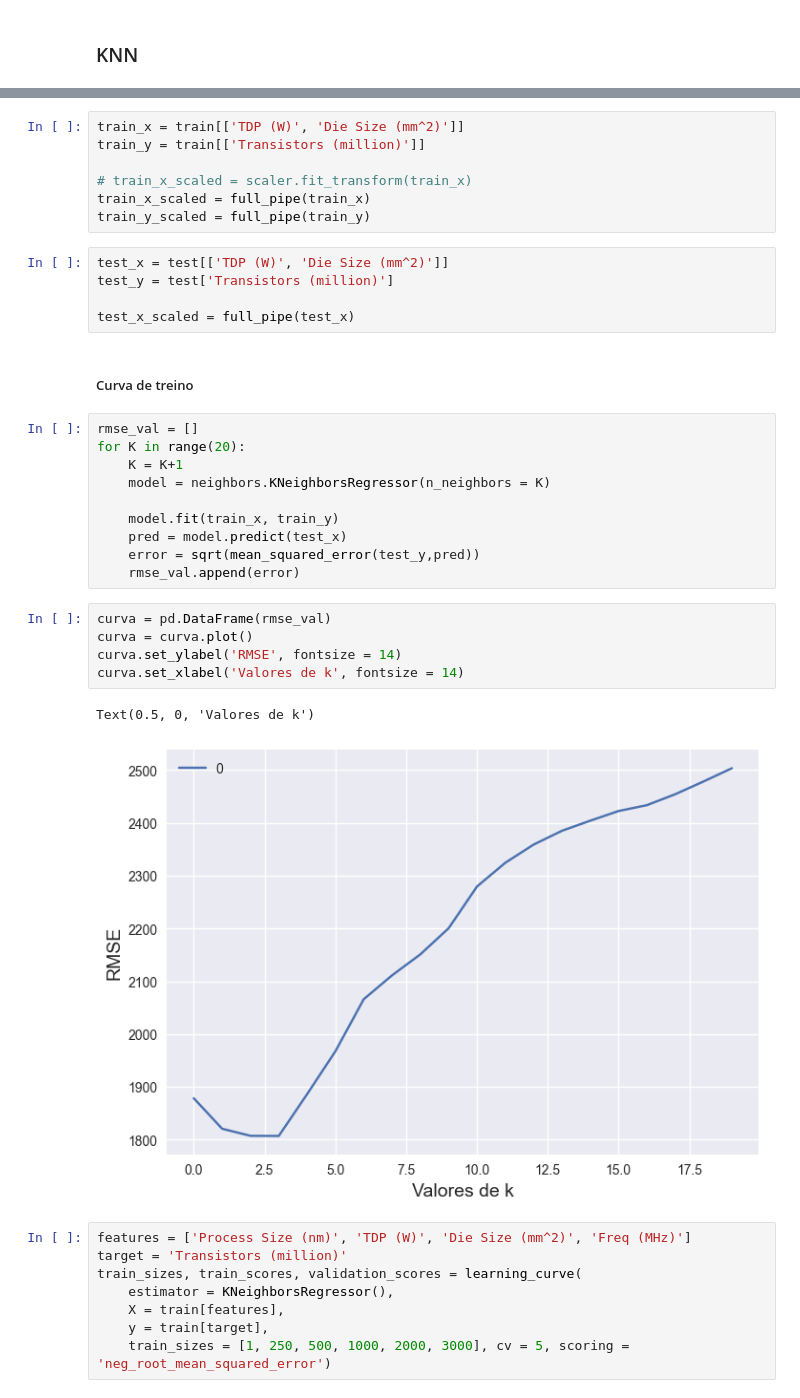
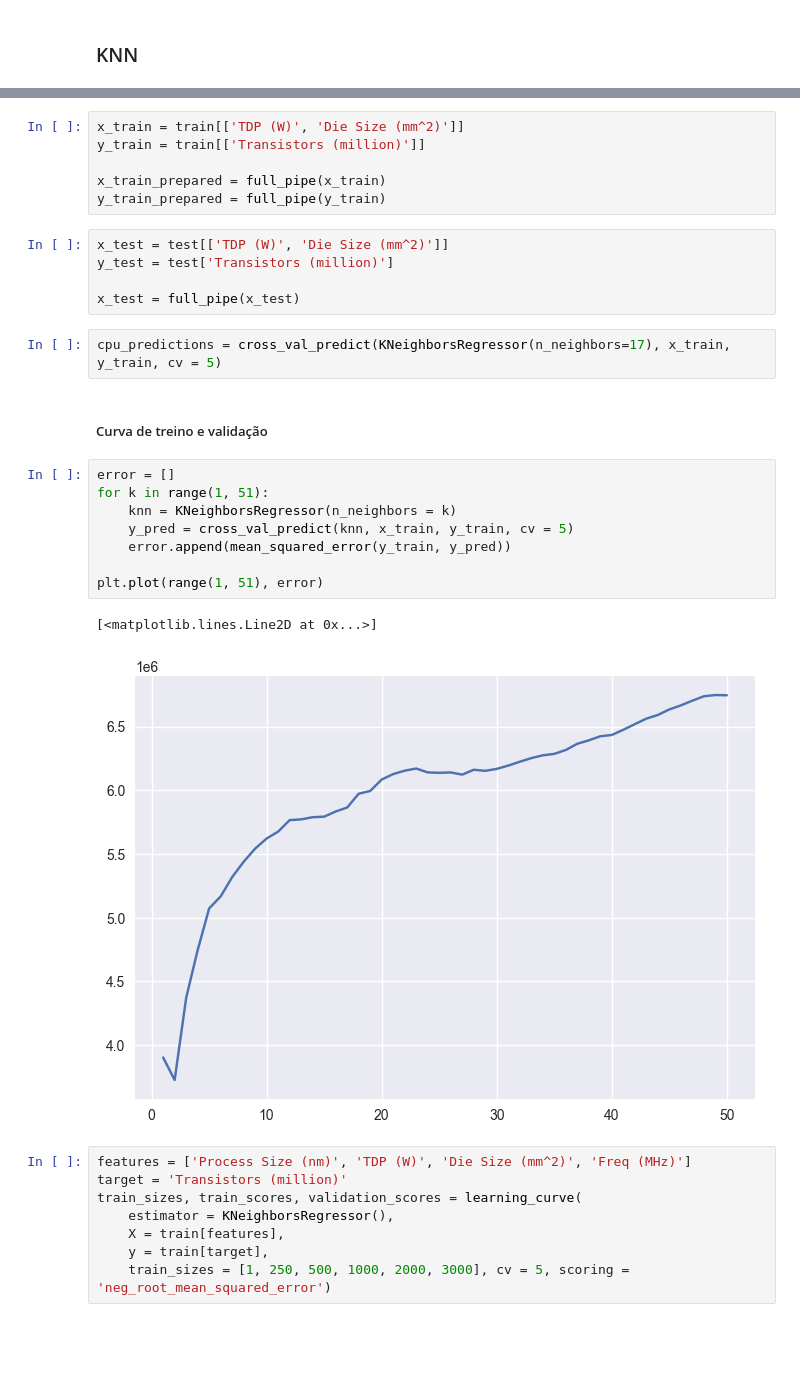
Before and after one commit to Felipanjos/a3_ia_2022.2, a Jupyter notebook: Projeto_IA.ipynb, the cells around one changed output, grey strips where cells are left out. Saved outputs shown, nothing was run; the diff lists cells and outputs as text; blank space fills up the shorter version.

Commit message:
feature: avaliação dos modelos

```diff
--- a/Projeto_IA.ipynb
+++ b/Projeto_IA.ipynb
@@ -519,35 +529,29 @@ scaler = MinMaxScaler()
 # %%
-train_x = train[['TDP (W)', 'Die Size (mm^2)']]
-train_y = train[['Transistors (million)']]
+x_train = train[['TDP (W)', 'Die Size (mm^2)']]
+y_train = train[['Transistors (million)']]
 
-# train_x_scaled = scaler.fit_transform(train_x)
-train_x_scaled = full_pipe(train_x)
-train_y_scaled = full_pipe(train_y)
+x_train_prepared = full_pipe(x_train)
+y_train_prepared = full_pipe(y_train)
 # %%
-test_x = test[['TDP (W)', 'Die Size (mm^2)']]
-test_y = test['Transistors (million)']
+x_test = test[['TDP (W)', 'Die Size (mm^2)']]
+y_test = test['Transistors (million)']
 
-test_x_scaled = full_pipe(test_x)
+x_test = full_pipe(x_test)
+# %%
+cpu_predictions = cross_val_predict(KNeighborsRegressor(n_neighbors=17), x_train, y_train, cv = 5)
 # %% [markdown]
-##### Curva de treino
+##### Curva de treino e validação
-# %%
-rmse_val = []
-for K in range(20):
-    K = K+1
-    model = neighbors.KNeighborsRegressor(n_neighbors = K)
-
-    model.fit(train_x, train_y)
-    pred = model.predict(test_x)
-    error = sqrt(mean_squared_error(test_y,pred))
-    rmse_val.append(error)
-# %%
-curva = pd.DataFrame(rmse_val)
-curva = curva.plot()
-curva.set_ylabel('RMSE', fontsize = 14)
-curva.set_xlabel('Valores de k', fontsize = 14)
-# %% [output]
-Text(0.5, 0, 'Valores de k')
-[figure, removed]
+# %%
+error = []
+for k in range(1, 51):
+    knn = KNeighborsRegressor(n_neighbors = k)
+    y_pred = cross_val_predict(knn, x_train, y_train, cv = 5)
+    error.append(mean_squared_error(y_train, y_pred))
+
+plt.plot(range(1, 51), error)
+# %% [output]
+[<matplotlib.lines.Line2D at 0x...>]
+[figure, added]
 # %%
 features = ['Process Size (nm)', 'TDP (W)', 'Die Size (mm^2)', 'Freq (MHz)']
 target = 'Transistors (million)'
```
Also changed, not shown: parts of 30 cells of this notebook.
